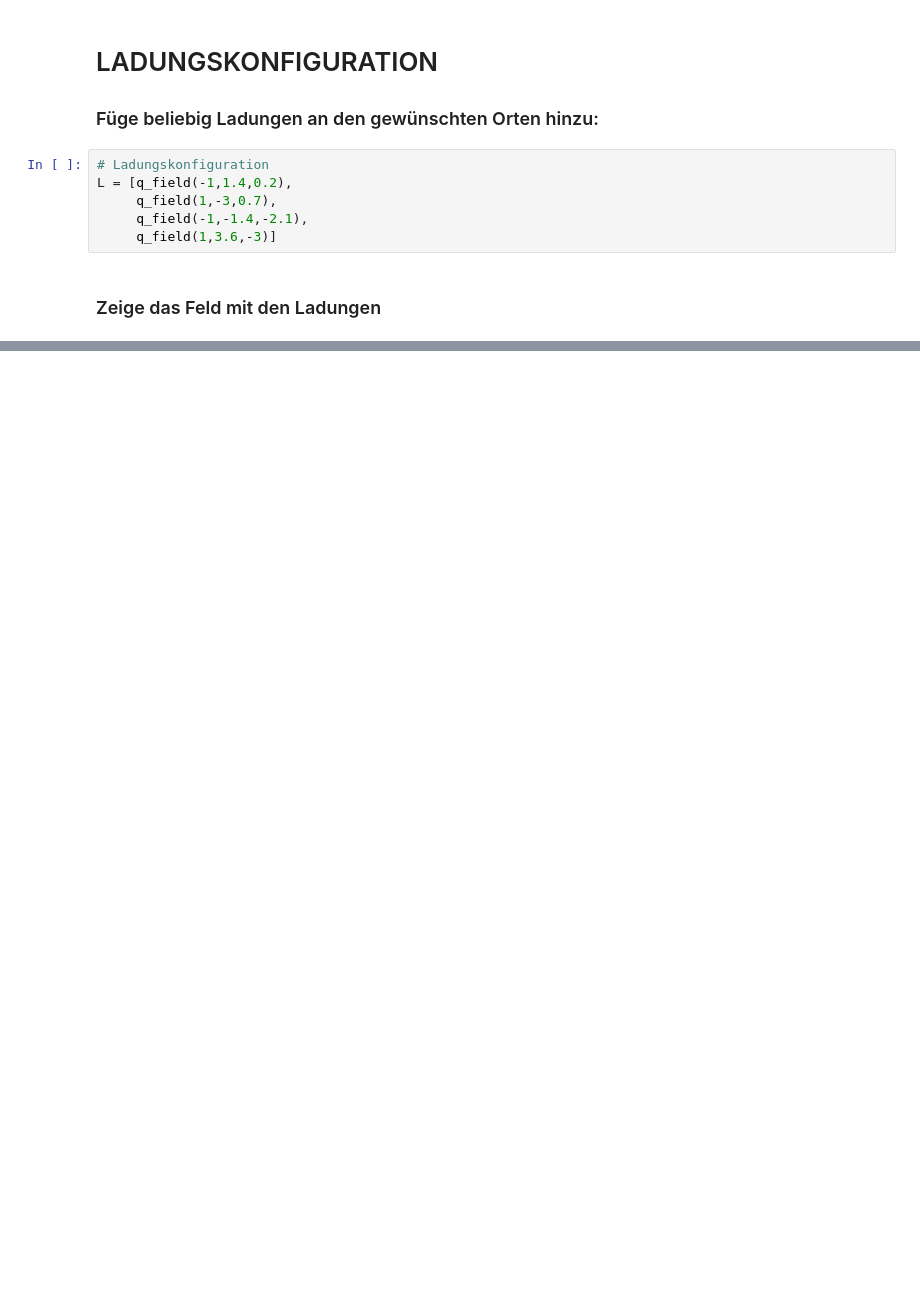
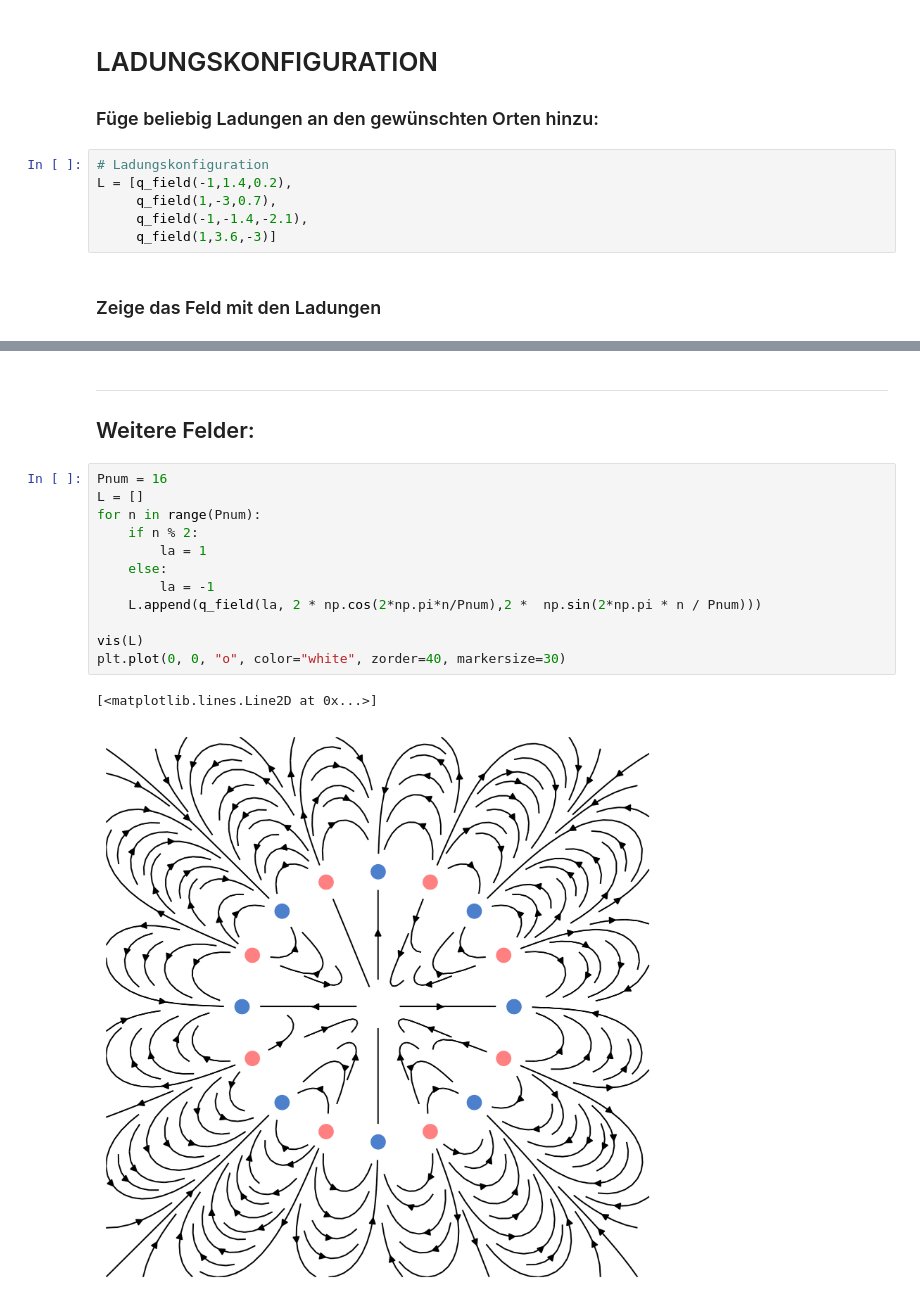
Before and after one commit to QuentinWach/animating-science, a Jupyter notebook: E-Feld 2/E-Feld mehrerer Ladungen.ipynb, the cells around one changed output, grey strips where cells are left out. Drawn from its saved outputs; the diff is of its cells as text; blank space fills up the shorter version.

```diff
--- a/E-Feld 2/E-Feld mehrerer Ladungen.ipynb
+++ b/E-Feld 2/E-Feld mehrerer Ladungen.ipynb
@@ -81,0 +83,18 @@ vis(L)
+# %% [markdown]
+---
+## Weitere Felder:
+# %%
+Pnum = 16
+L = []
+for n in range(Pnum):
+    if n % 2:
+        la = 1
+    else:
+        la = -1
+    L.append(q_field(la, 2 * np.cos(2*np.pi*n/Pnum),2 *  np.sin(2*np.pi * n / Pnum)))
+
+vis(L)
+plt.plot(0, 0, "o", color="white", zorder=40, markersize=30)
+# %% [output]
+[<matplotlib.lines.Line2D at 0x...>]
+[figure, added]
```
Also changed, not shown: parts of 3 cells of this notebook, 5 other files.
